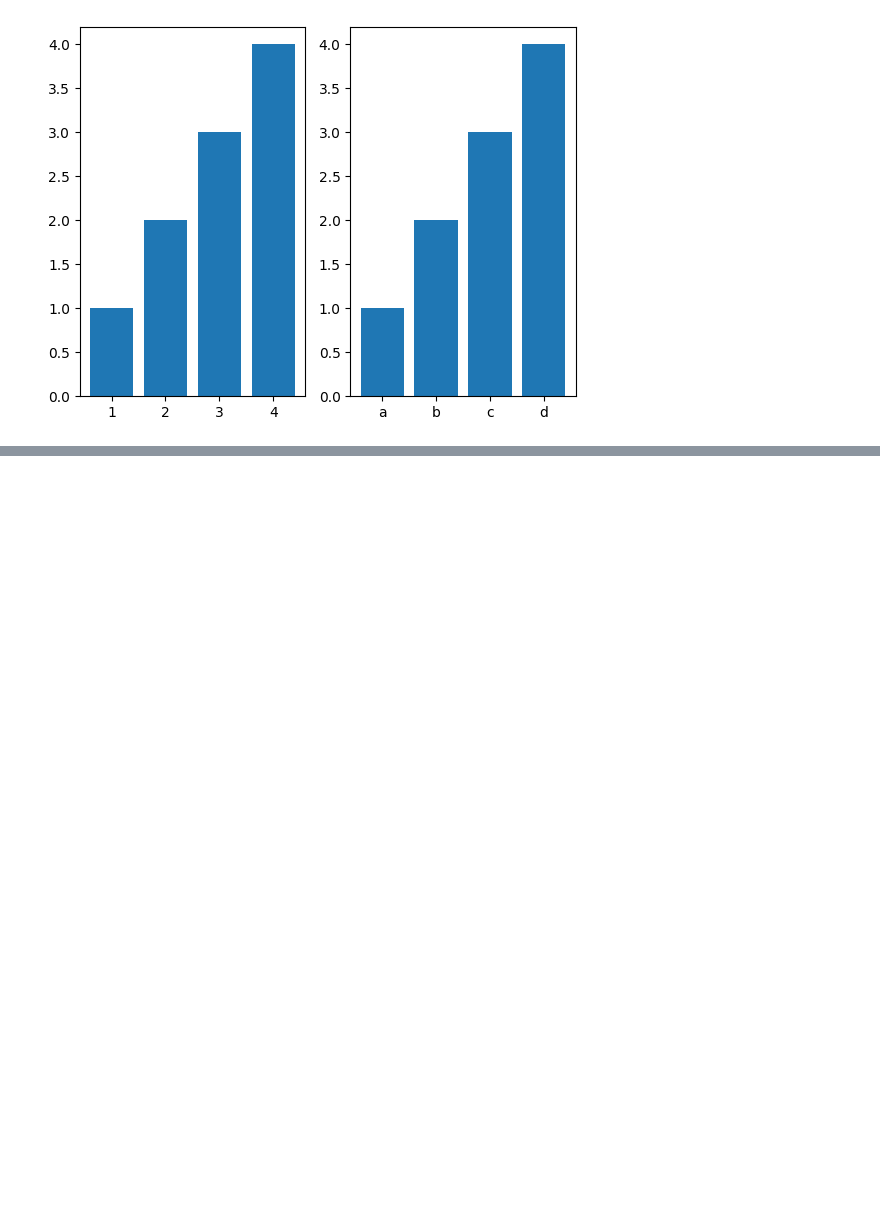
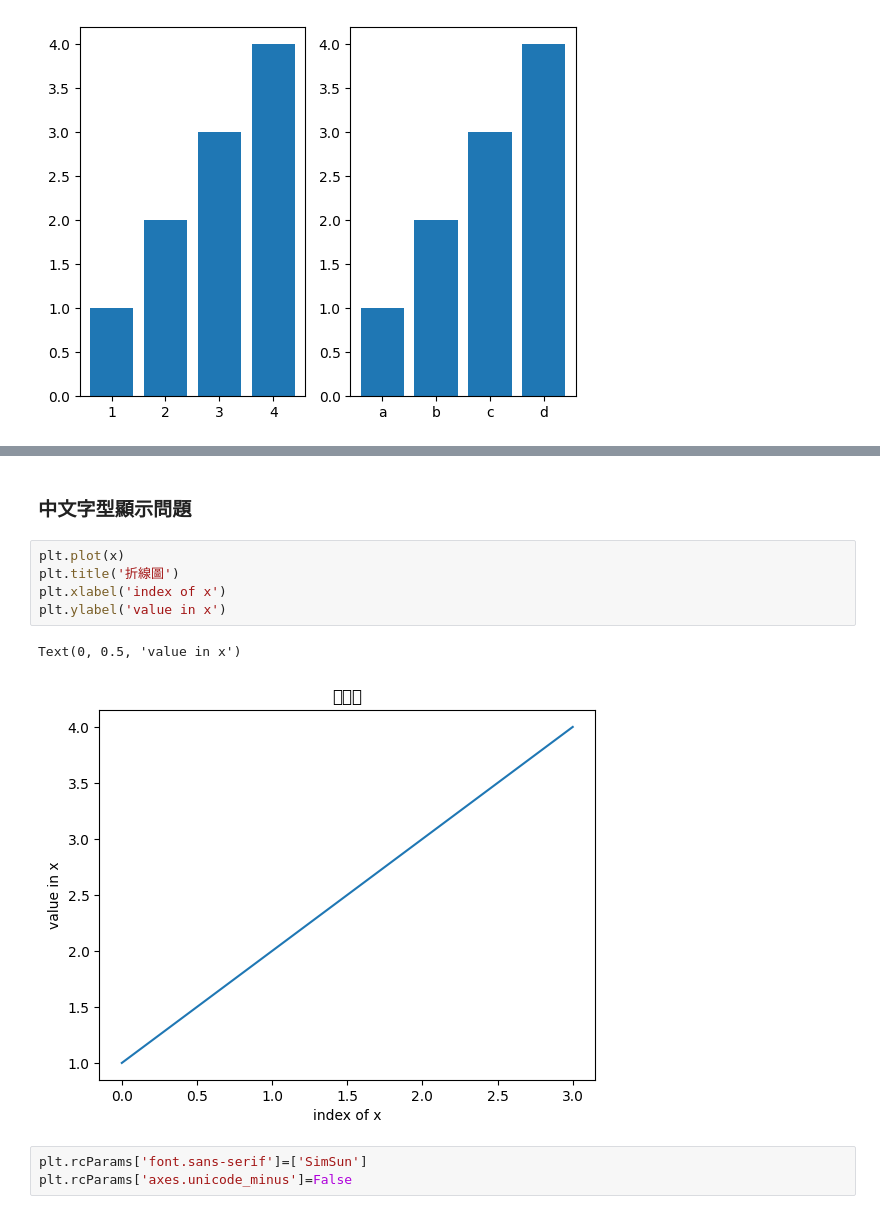
Before and after one commit to vcdemy/20240416, a Jupyter notebook: 2040416筆記.ipynb, the cells around one changed output, grey strips where cells are left out. Cells and saved outputs as stored; diff of their text form; blank space fills up the shorter version.

```diff
--- a/2040416筆記.ipynb
+++ b/2040416筆記.ipynb
@@ -497,0 +508,13 @@ plt.bar(list('abcd'), x)
+# %% [markdown]
+### 中文字型顯示問題
+# %%
+plt.plot(x)
+plt.title('折線圖')
+plt.xlabel('index of x')
+plt.ylabel('value in x')
+# %% [output]
+Text(0, 0.5, 'value in x')
+[figure, added]
+# %%
+plt.rcParams['font.sans-serif']=['SimSun']
+plt.rcParams['axes.unicode_minus']=False
```
Also changed, not shown: parts of 3 cells of this notebook.
